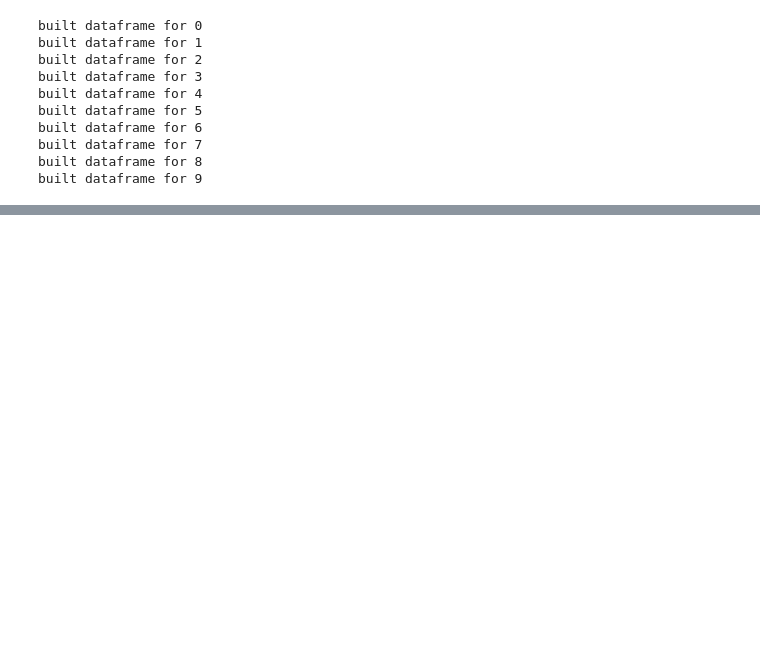
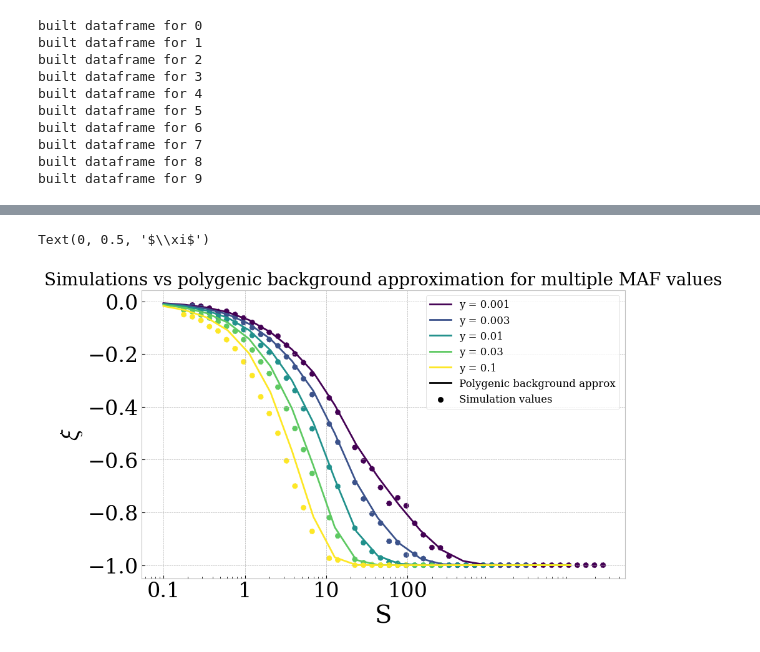
Before and after one commit to emkoch/popspec, a Jupyter notebook: Effect_size.ipynb, the cells around one changed output, grey strips where cells are left out. Saved outputs shown, nothing was run; the diff lists cells and outputs as text; code cells hidden in the pictures; blank space fills up the shorter version.

```diff
--- a/Effect_size.ipynb
+++ b/Effect_size.ipynb
@@ -402,0 +467,43 @@ plt.show()
+# %%
+import matplotlib.pyplot as plt
+import matplotlib
+matplotlib.rcParams.update({'font.size': 24})
+plotfacecolor = "white"
+plt.style.use('bmh')
+
+matplotlib.rcParams["font.family"] = "serif"
+matplotlib.rcParams["figure.facecolor"] = plotfacecolor
+matplotlib.rcParams["axes.facecolor"] = plotfacecolor
+matplotlib.rcParams["savefig.facecolor"] = plotfacecolor
+
+MAF_thr_values = [0.1, 0.03, 0.01, 0.003, 0.001][::-1]
+sigma_set = np.logspace(-1, 4, 20)
+
+colors = plt.cm.viridis(np.linspace(0, 1, len(MAF_thr_values)))
+
+cmap = get_cmap('seismic_r')
+norm = Normalize(vmin=0.001, vmax=0.1)
+
+fig, ax = plt.subplots(figsize=(10, 6))
+for ii, yy in enumerate(MAF_thr_values):
+    # For the simple background approx
+    # corr_set = [stab_corr(MAF_thr_values[ii], sigma, True) for sigma in sigma_set]
+
+    # For the polygenic background approx
+    corr_set = [stab_corr_posLD_poly(MAF_thr_values[ii], sigma) for sigma in sigma_set]
+    plt.plot(sigma_set, corr_set, label=f"y = {yy}", color=colors[ii])
+    plt.scatter(corr_df_pos.columns, corr_df_pos.iloc[ii, :], color=colors[ii], linestyle="--")
+
+# label the dashed and solid lines
+plt.plot([], [], label="Polygenic background approx", color="black", linestyle="-")
+# plt.plot([], [], label="Simple approx", color="black", linestyle="--")
+plt.scatter([], [], label='Simulation values', color='black')
+plt.title('Simulations vs polygenic background approximation for multiple MAF values', fontsize=20)
+plt.legend(fontsize=12)
+plt.xscale("log")
+plt.xticks([0.1, 1, 10, 100], [ "0.1", "1", "10", "100"])
+plt.xlabel("S")
+plt.ylabel(r"$\xi$")
+# %% [output]
+Text(0, 0.5, '$\\xi$')
+[figure, added]
```
Also changed, not shown: parts of 8 cells of this notebook, 1 other file.
